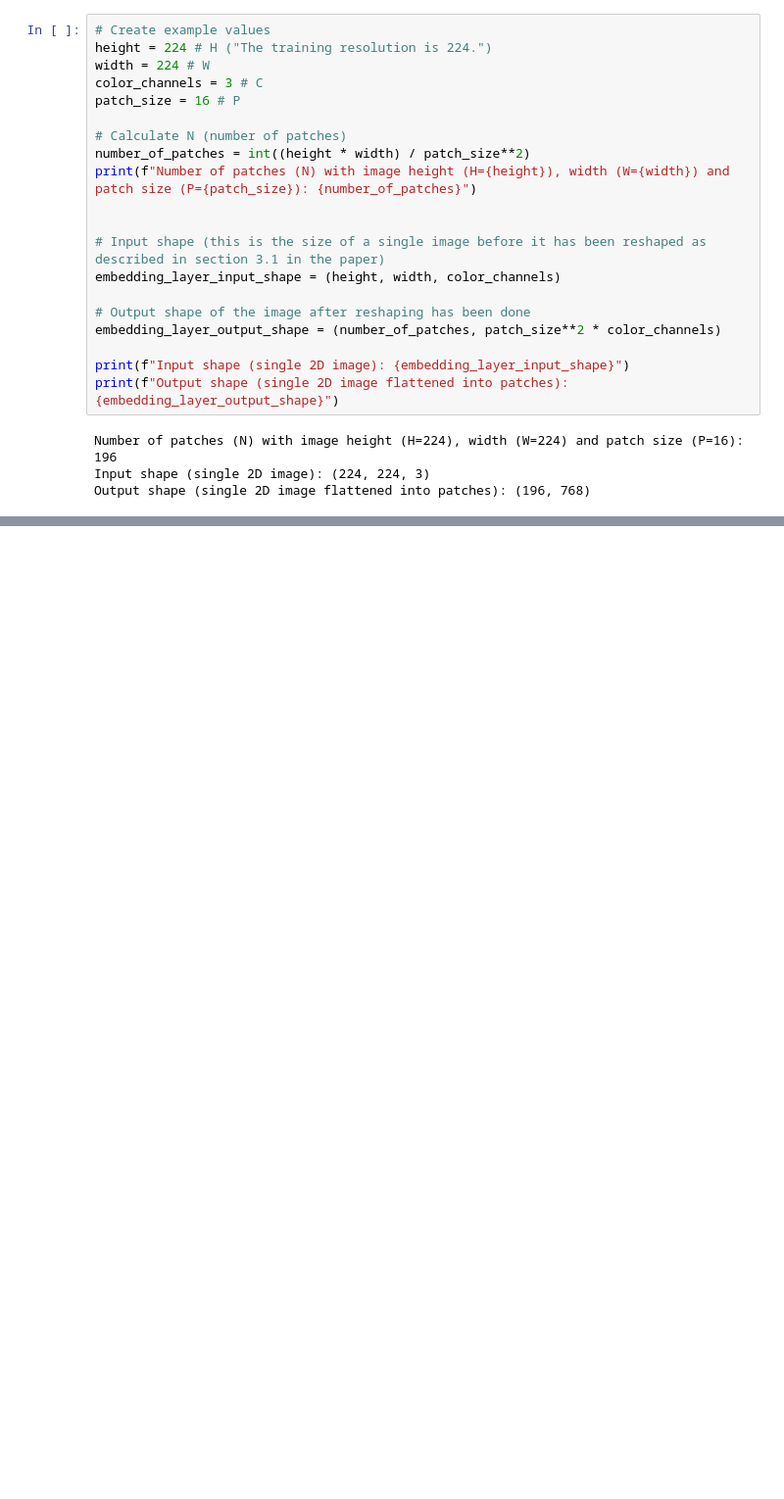
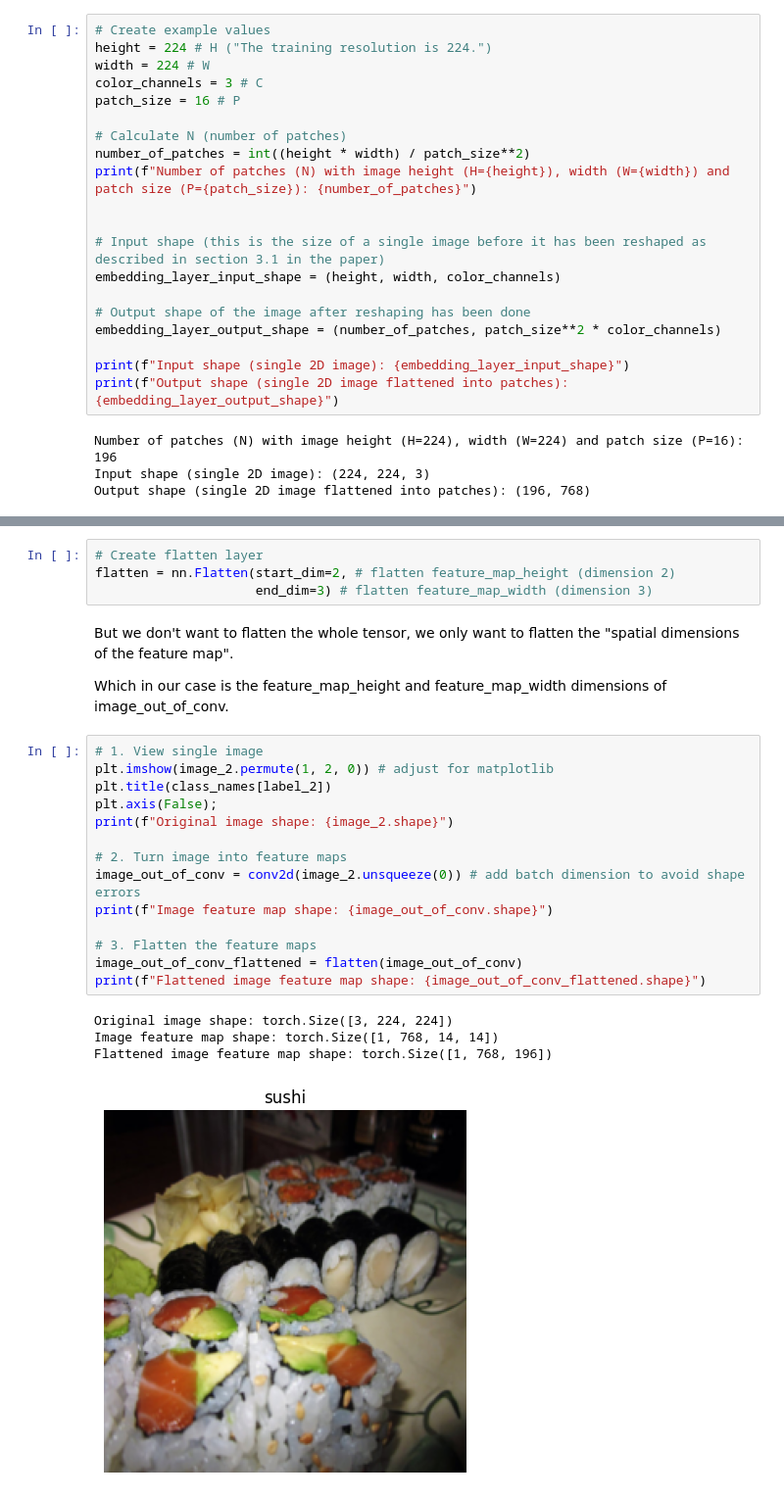
Before and after one commit to Antony-gitau/machine_learning_playground, a Jupyter notebook: ViT_reproduction.ipynb, the cells around one changed output, grey strips where cells are left out. Shown at 98% size. Drawn from its saved outputs; the diff is of its cells as text; blank space fills up the shorter version.

```diff
--- a/ViT_reproduction.ipynb
+++ b/ViT_reproduction.ipynb
@@ -263,0 +336,27 @@ for i, patch_height in enumerate(range(0, img_size, patch_size)):
+# %%
+# Create flatten layer
+flatten = nn.Flatten(start_dim=2, # flatten feature_map_height (dimension 2)
+                     end_dim=3) # flatten feature_map_width (dimension 3)
+# %% [markdown]
+But we don't want to flatten the whole tensor, we only want to flatten the "spatial dimensions of the feature map".
+
+Which in our case is the feature_map_height and feature_map_width dimensions of image_out_of_conv.
+# %%
+# 1. View single image
+plt.imshow(image_2.permute(1, 2, 0)) # adjust for matplotlib
+plt.title(class_names[label_2])
+plt.axis(False);
+print(f"Original image shape: {image_2.shape}")
+
+# 2. Turn image into feature maps
+image_out_of_conv = conv2d(image_2.unsqueeze(0)) # add batch dimension to avoid shape errors
+print(f"Image feature map shape: {image_out_of_conv.shape}")
+
+# 3. Flatten the feature maps
+image_out_of_conv_flattened = flatten(image_out_of_conv)
+print(f"Flattened image feature map shape: {image_out_of_conv_flattened.shape}")
+# %% [output]
+Original image shape: torch.Size([3, 224, 224])
+Image feature map shape: torch.Size([1, 768, 14, 14])
+Flattened image feature map shape: torch.Size([1, 768, 196])
+[figure, added]
```
Also changed, not shown: parts of 19 cells of this notebook.
